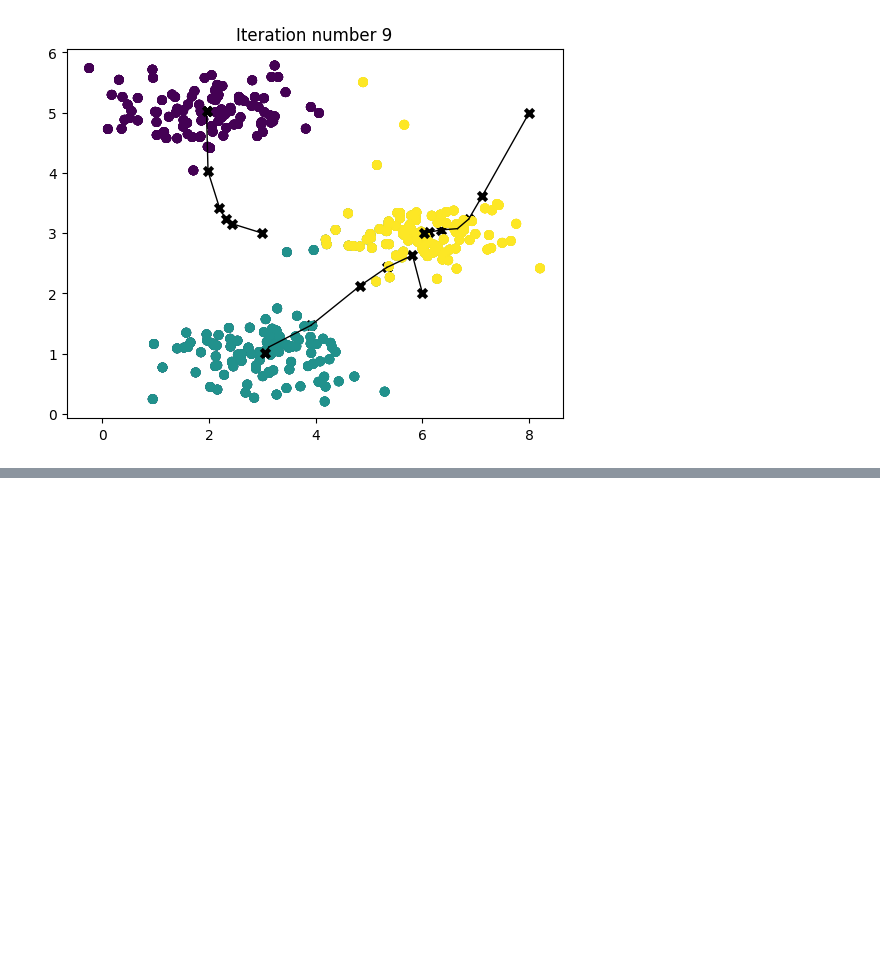
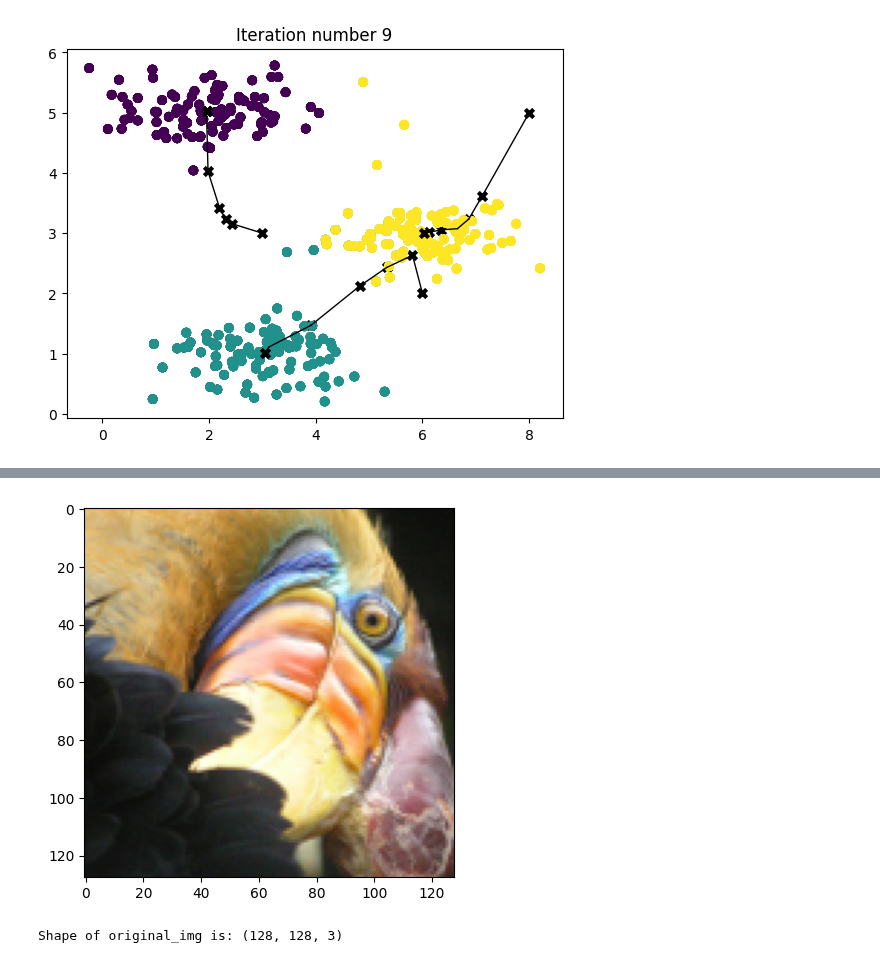
Before and after one commit to KumaarBalbir/py101, a Jupyter notebook: ml/unsupervised.ipynb, the cells around one changed output, grey strips where cells are left out. Saved outputs shown, nothing was run; the diff lists cells and outputs as text; code cells hidden in the pictures; blank space fills up the shorter version.

```diff
--- a/ml/unsupervised.ipynb
+++ b/ml/unsupervised.ipynb
@@ -193,0 +232,10 @@ K-Means iteration 9/9
+# %%
+img = plt.imread('data/bird_small.png')
+plt.imshow(img)
+plt.show()
+# %% [output]
+[figure, added]
+# %%
+print("Shape of original_img is:", img.shape)
+# %% [output]
+Shape of original_img is: (128, 128, 3)
```
Also changed, not shown: parts of 11 cells of this notebook.
